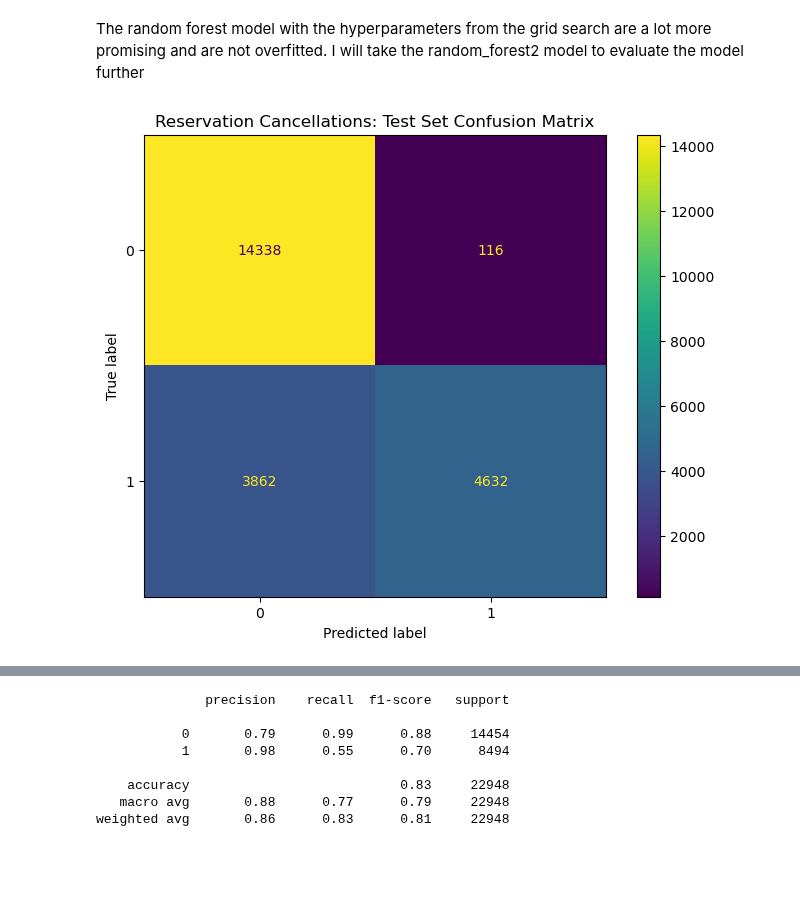
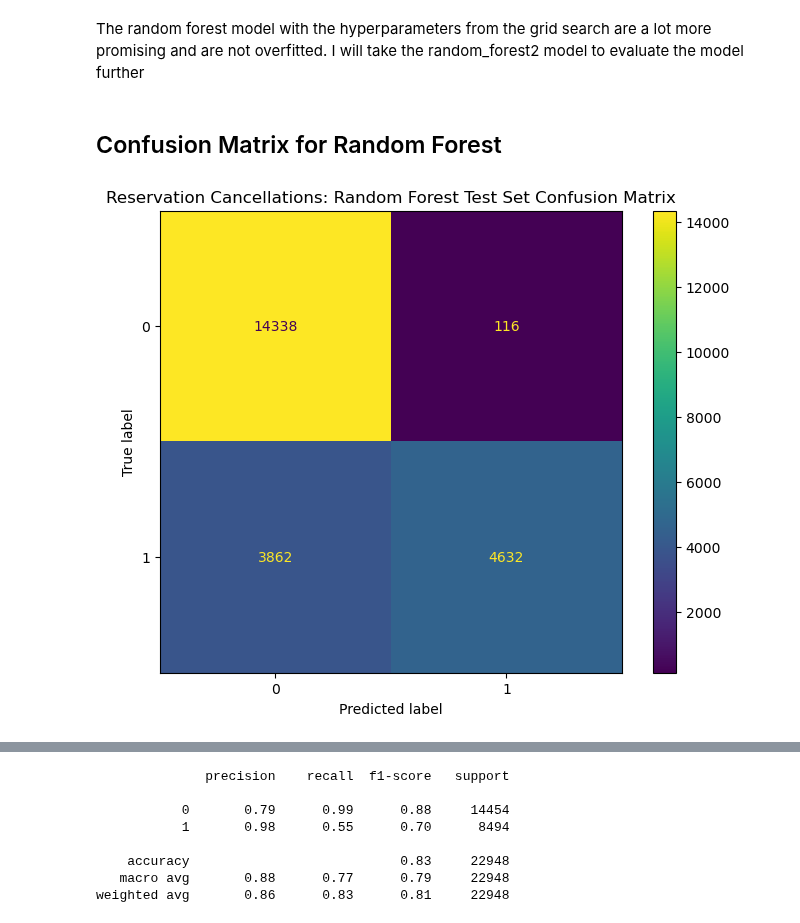
Before and after one commit to briantlui/predictive-model, a Jupyter notebook: notebooks/02-eda.ipynb, the cells around one changed output, grey strips where cells are left out. Drawn from its saved outputs; the diff is of its cells as text; code cells hidden in the pictures; blank space fills up the shorter version.

```diff
--- a/notebooks/02-eda.ipynb
+++ b/notebooks/02-eda.ipynb
@@ -934,12 +937,13 @@ Test Score: 0.827
 | random_forest2   | 82.50%      | 82.70%     | 500          | 8         | 5            |
 # %% [markdown]
 The random forest model with the hyperparameters from the grid search are a lot more promising and are not overfitted.  I will take the random_forest2 model to evaluate the model further
+# %% [markdown]
+## Confusion Matrix for Random Forest
 # %%
+# Instantiate Confusion Matrix
 ConfusionMatrixDisplay.from_estimator(random_forest2, X_test_scaled, y_test)
 
-plt.title('Reservation Cancellations: Test Set Confusion Matrix')
-#plt.xlabel('True Cancelled')
-#plt.ylabel('Predicted Cancelled')
+plt.title('Reservation Cancellations: Random Forest Test Set Confusion Matrix')
 plt.show()
 # %% [output]
-[figure, old version]
+[figure, new version]
```
Also changed, not shown: parts of 23 cells of this notebook.
